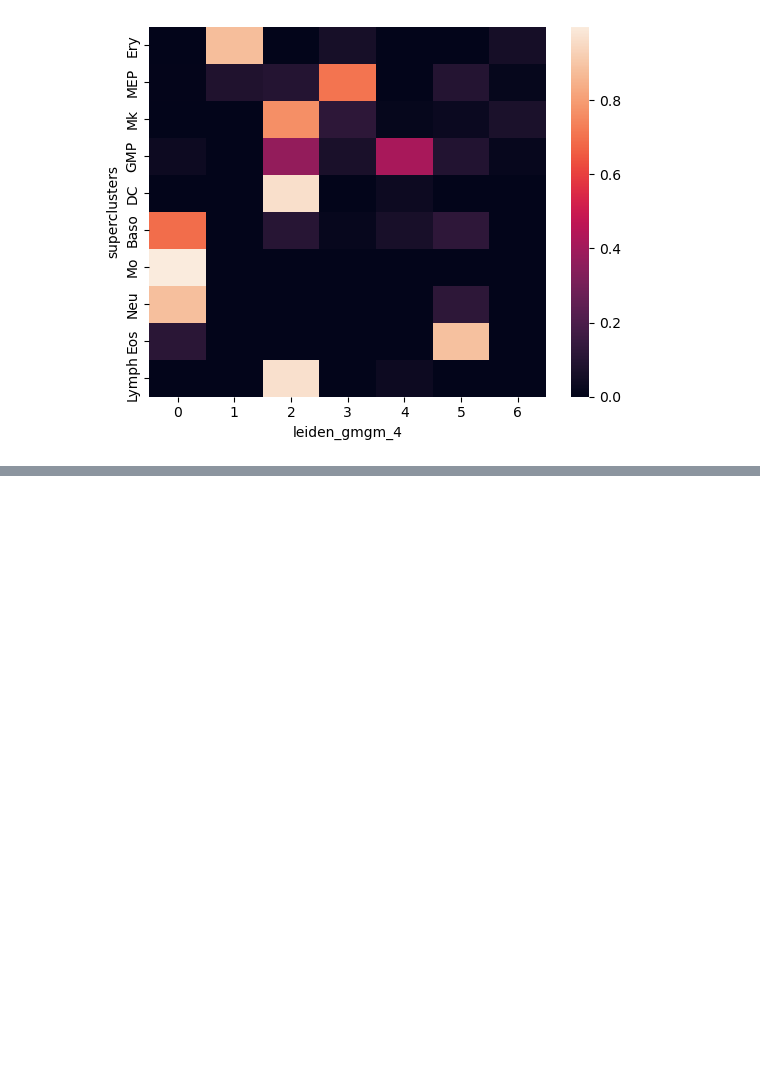
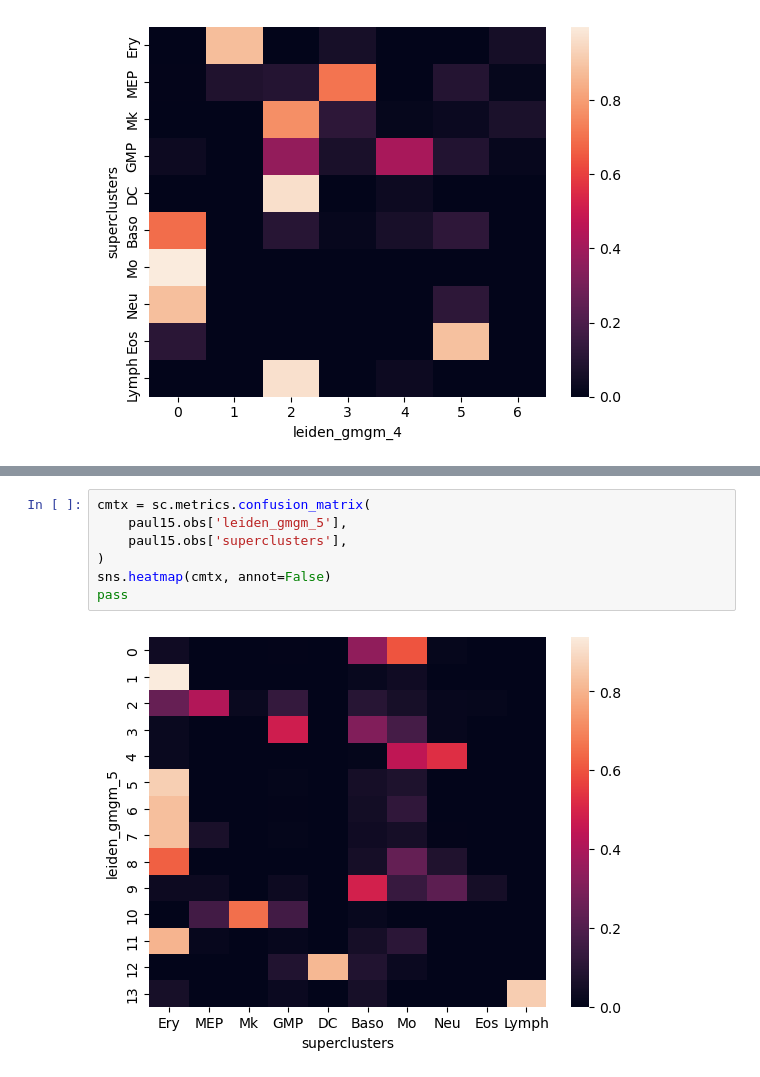
Before and after one commit to BaileyAndrew/GmGM-python, a Jupyter notebook: examples/single_cell_transcriptomics.ipynb, the cells around one changed output, grey strips where cells are left out. Saved outputs shown, nothing was run; the diff lists cells and outputs as text; blank space fills up the shorter version.

```diff
--- a/examples/single_cell_transcriptomics.ipynb
+++ b/examples/single_cell_transcriptomics.ipynb
@@ -454,0 +502,9 @@ pass
+# %%
+cmtx = sc.metrics.confusion_matrix(
+    paul15.obs['leiden_gmgm_5'],
+    paul15.obs['superclusters'],
+)
+sns.heatmap(cmtx, annot=False)
+pass
+# %% [output]
+[figure, added]
```
Also changed, not shown: parts of 26 cells of this notebook, 6 other files.
